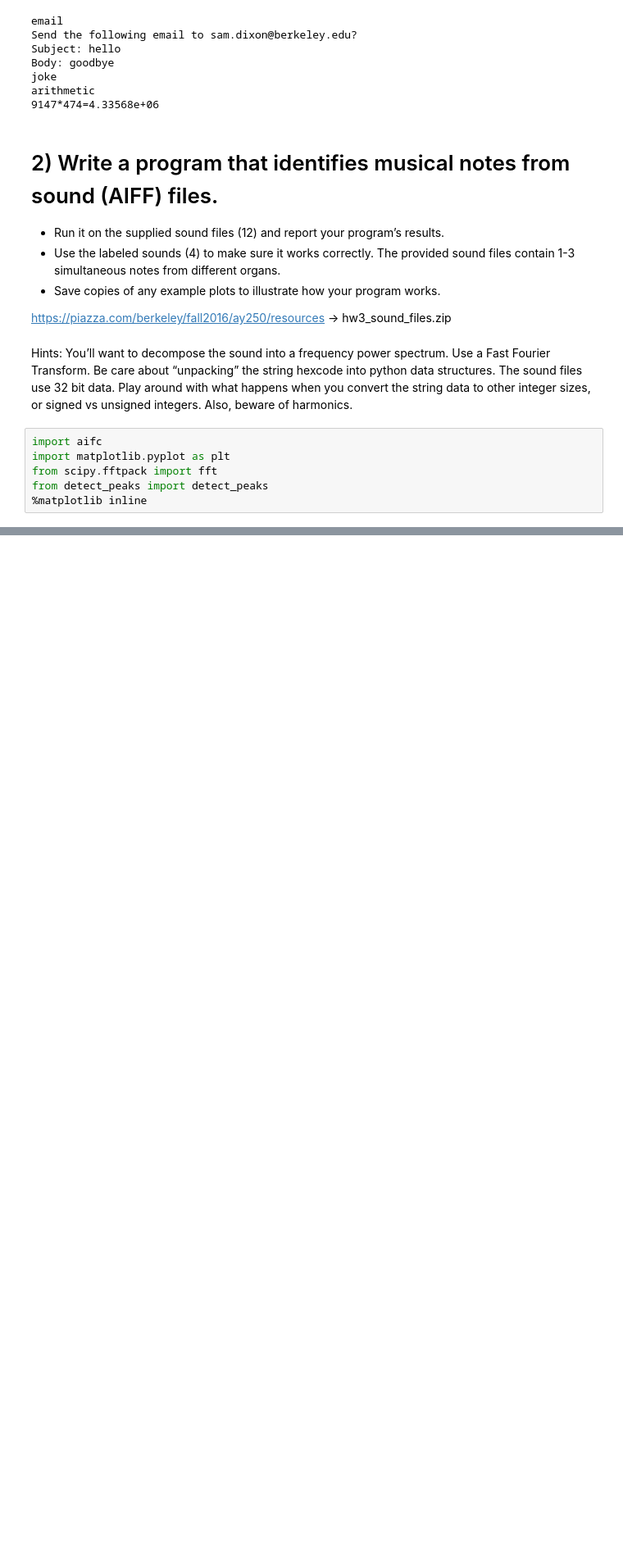
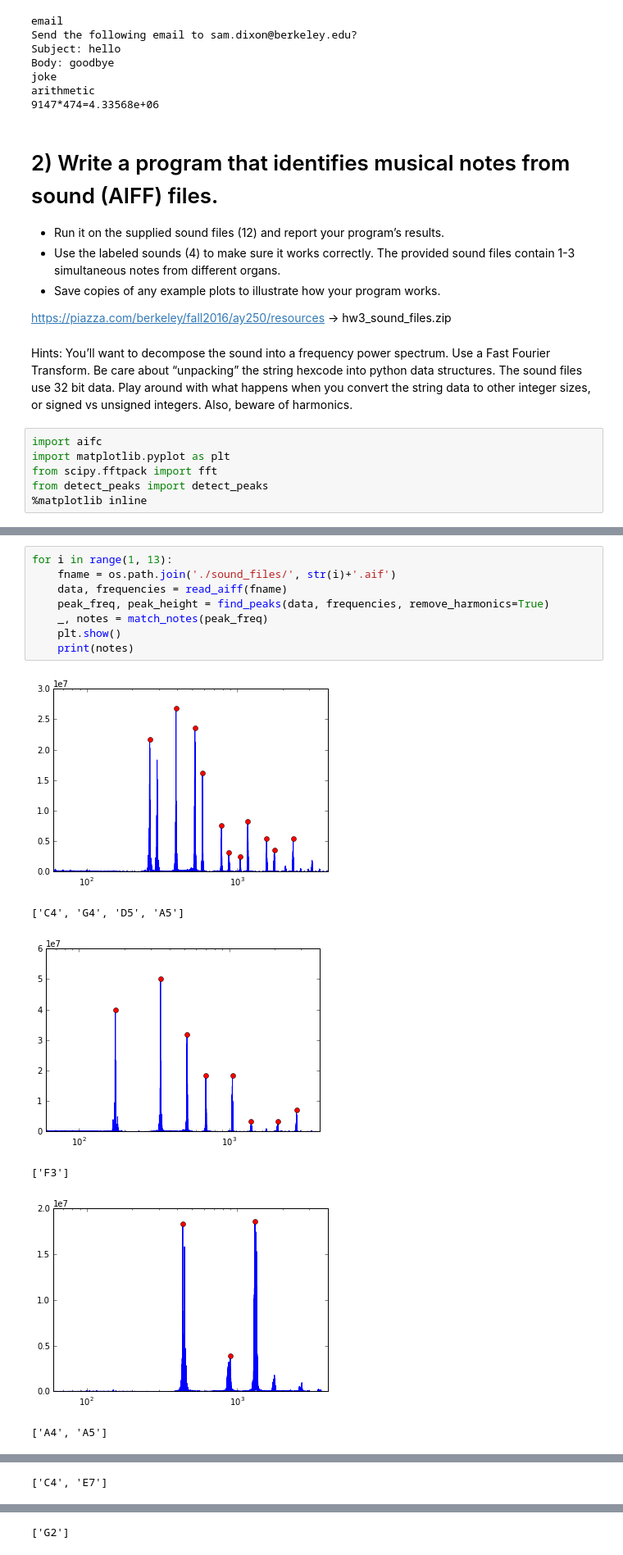
Before and after one commit to sam-dixon/ay250-homework, a Jupyter notebook: hw_3/homework.ipynb, the cells around one changed output, grey strips where cells are left out. Shown: that part at 82% size. Saved outputs shown, nothing was run; the diff lists cells and outputs as text; blank space fills up the shorter version.

```diff
--- a/hw_3/homework.ipynb
+++ b/hw_3/homework.ipynb
@@ -248,0 +286,15 @@ match_notes(find_peaks(*read_aiff('./sound_files/C4+A4_PopOrgan.aif'))[0])
+# %%
+for i in range(1, 13):
+    fname = os.path.join('./sound_files/', str(i)+'.aif')
+    data, frequencies = read_aiff(fname)
+    peak_freq, peak_height = find_peaks(data, frequencies, remove_harmonics=True)
+    _, notes = match_notes(peak_freq)
+    plt.show()
+    print(notes)
+# %% [output]
+[figure, added]
+['C4', 'G4', 'D5', 'A5']
+[figure, added]
+['F3']
+[figure, added]
+['A4', 'A5']
@@ -248,0 +302 @@ match_notes(find_peaks(*read_aiff('./sound_files/C4+A4_PopOrgan.aif'))[0])
+['C4', 'E7']
@@ -248,0 +304 @@ match_notes(find_peaks(*read_aiff('./sound_files/C4+A4_PopOrgan.aif'))[0])
+['G2']
```
Also changed, not shown: parts of 9 cells of this notebook.
